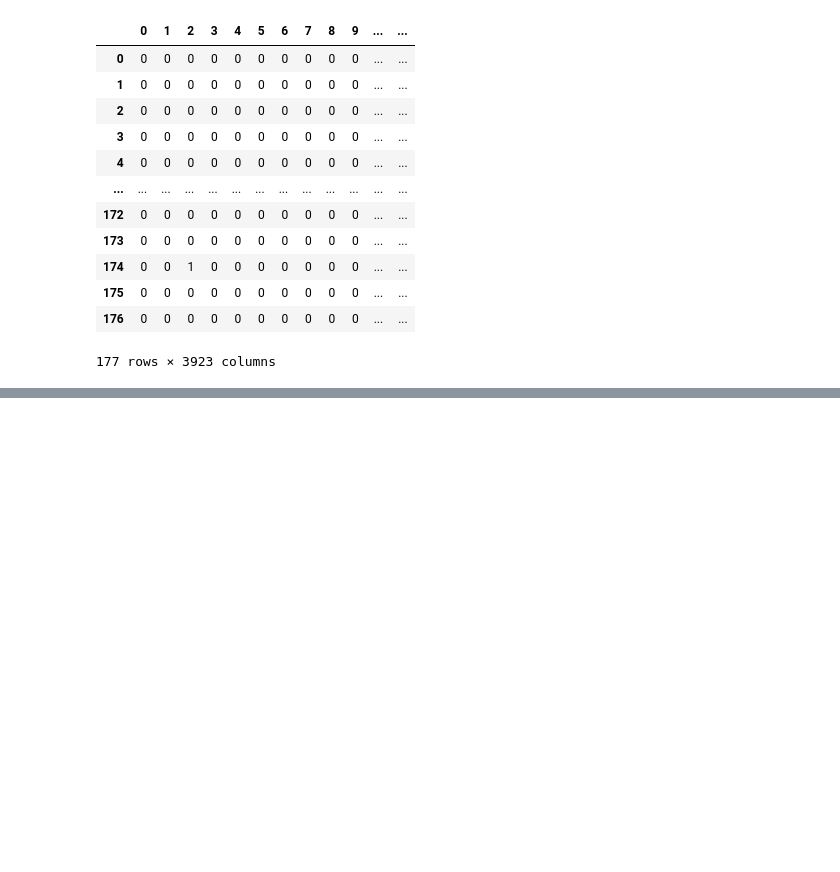
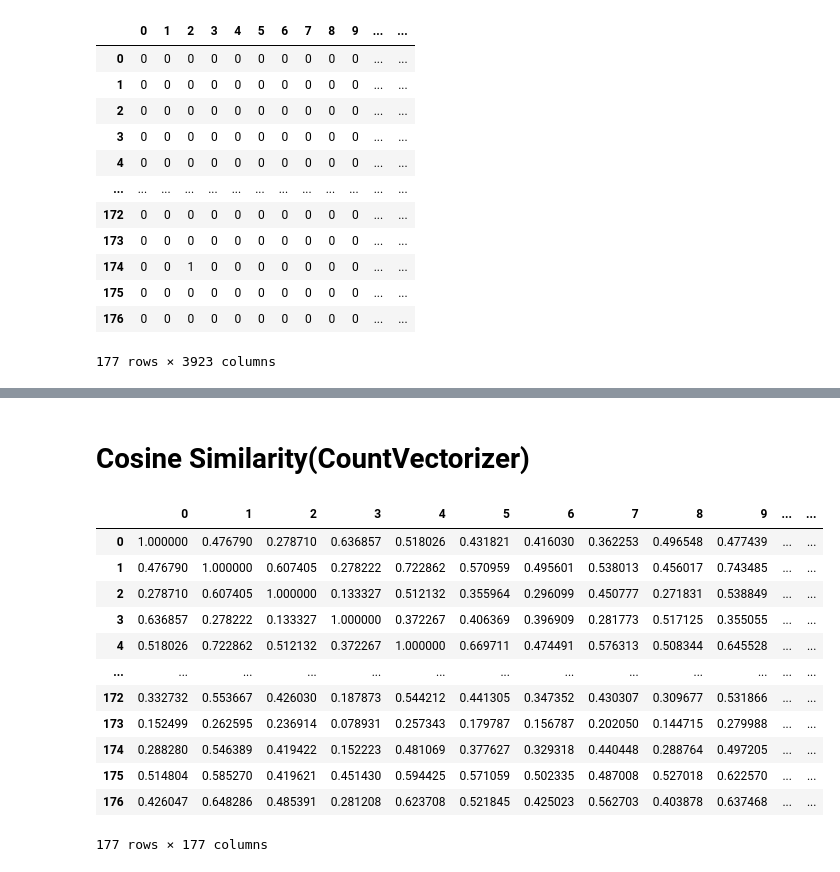
Before and after one commit to park1997/Industrial_safety_and_health_law-visualization, a Jupyter notebook: ParkByeongHyeon/산업안전보건법_XML.ipynb, the cells around one changed output, grey strips where cells are left out. Saved outputs shown, nothing was run; the diff lists cells and outputs as text; code cells hidden in the pictures; blank space fills up the shorter version.

```diff
--- a/ParkByeongHyeon/산업안전보건법_XML.ipynb
+++ b/ParkByeongHyeon/산업안전보건법_XML.ipynb
@@ -721,0 +808,2 @@ pd.DataFrame(countv.transform(posts).toarray())
+# %% [markdown]
+# Cosine Similarity(CountVectorizer)
@@ -721,0 +817,19 @@ pd.DataFrame(countv.transform(posts).toarray())
+# %%
+# 모든 조에 해당하는 cosine similarity 결과 값을
+# DataFrame 형태로 변환
+cosine_result_df = pd.DataFrame(cosine_result)
+cosine_result_df
+# %% [output]
+|  | 0 | 1 | 2 | 3 | 4 | 5 | 6 | 7 | 8 | 9 | ... | ... |
+| 0 | 1.000000 | 0.476790 | 0.278710 | 0.636857 | 0.518026 | 0.431821 | 0.416030 | 0.362253 | 0.496548 | 0.477439 | ... | ... |
+| 1 | 0.476790 | 1.000000 | 0.607405 | 0.278222 | 0.722862 | 0.570959 | 0.495601 | 0.538013 | 0.456017 | 0.743485 | ... | ... |
+| 2 | 0.278710 | 0.607405 | 1.000000 | 0.133327 | 0.512132 | 0.355964 | 0.296099 | 0.450777 | 0.271831 | 0.538849 | ... | ... |
+| 3 | 0.636857 | 0.278222 | 0.133327 | 1.000000 | 0.372267 | 0.406369 | 0.396909 | 0.281773 | 0.517125 | 0.355055 | ... | ... |
+| 4 | 0.518026 | 0.722862 | 0.512132 | 0.372267 | 1.000000 | 0.669711 | 0.474491 | 0.576313 | 0.508344 | 0.645528 | ... | ... |
+| ... | ... | ... | ... | ... | ... | ... | ... | ... | ... | ... | ... | ... |
+| 172 | 0.332732 | 0.553667 | 0.426030 | 0.187873 | 0.544212 | 0.441305 | 0.347352 | 0.430307 | 0.309677 | 0.531866 | ... | ... |
+| 173 | 0.152499 | 0.262595 | 0.236914 | 0.078931 | 0.257343 | 0.179787 | 0.156787 | 0.202050 | 0.144715 | 0.279988 | ... | ... |
+| 174 | 0.288280 | 0.546389 | 0.419422 | 0.152223 | 0.481069 | 0.377627 | 0.329318 | 0.440448 | 0.288764 | 0.497205 | ... | ... |
+| 175 | 0.514804 | 0.585270 | 0.419621 | 0.451430 | 0.594425 | 0.571059 | 0.502335 | 0.487008 | 0.527018 | 0.622570 | ... | ... |
+| 176 | 0.426047 | 0.648286 | 0.485391 | 0.281208 | 0.623708 | 0.521845 | 0.425023 | 0.562703 | 0.403878 | 0.637468 | ... | ... |
+177 rows × 177 columns
```
Also changed, not shown: parts of 16 cells of this notebook, 3 other files.
